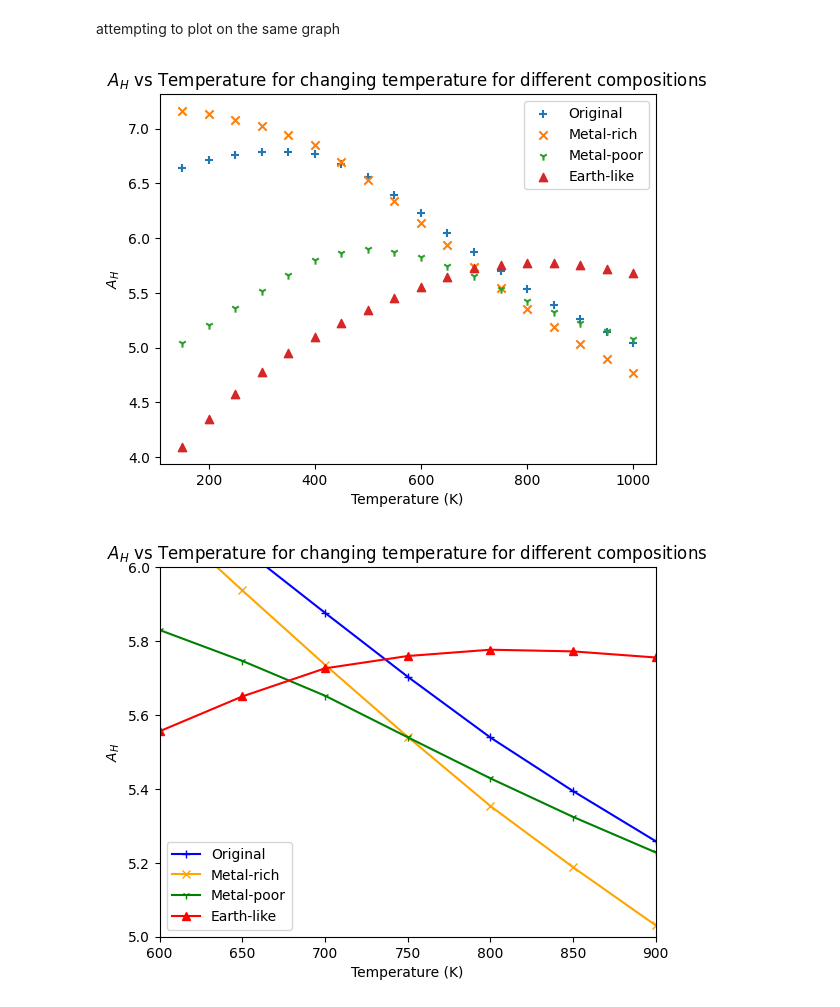
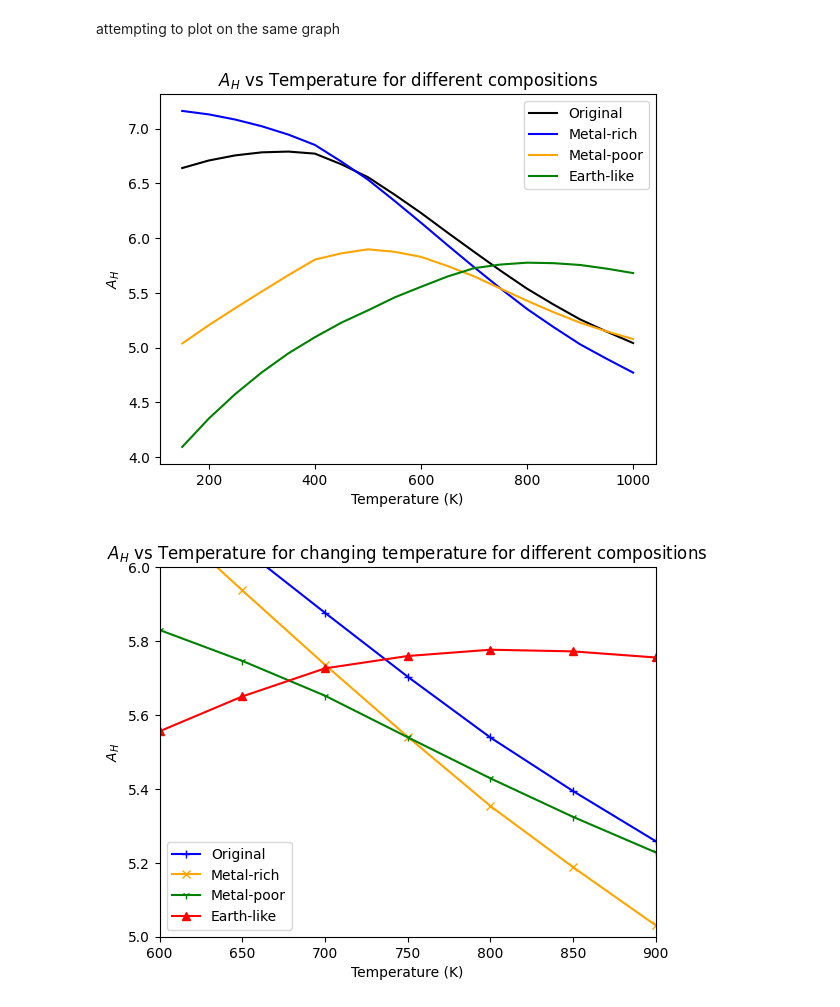
Before and after one commit to JackDavidMaher/Group-Studies---Exoplanets, a Jupyter notebook: Notebooks/Evelyn2.ipynb, the cells around one changed output. Saved outputs shown, nothing was run; the diff lists cells and outputs as text; code cells hidden in the pictures.

```diff
--- a/Notebooks/Evelyn2.ipynb
+++ b/Notebooks/Evelyn2.ipynb
@@ -1381,23 +1381,23 @@ attempting to plot on the same graph
 # %%
 import matplotlib.pyplot as plt
 
 # plt.scatter(temp_original, A_H_original, label="Original", marker='+')
 # plt.scatter(temp_rich, A_H_rich, label="Metal-rich", marker='x')
 # plt.scatter(temp_poor, A_H_poor, label="Metal-poor", marker='1')
 # plt.scatter(temp_earth, A_H_earth, label="Earth-like", marker='^')
 
 plt.plot(temp_original, A_H_original, label="Original", color="black")
 plt.plot(temp_rich, A_H_rich, label="Metal-rich", color="blue")
 plt.plot(temp_poor, A_H_poor, label="Metal-poor", color="orange")
 plt.plot(temp_earth, A_H_earth, label="Earth-like", color="green")
 
 plt.xlabel("Temperature (K)")
 plt.ylabel("$A_{H}$")
-plt.title('$A_{H}$ vs Temperature for changing temperature for different compositions')
+plt.title('$A_{H}$ vs Temperature for different compositions')
 plt.legend()
 plt.show()
 # %% [output]
-[figure, old version]
+[figure, new version]
 # %%
 import matplotlib.pyplot as plt
 
```
Also changed, not shown: parts of 1 cell of this notebook, 2 other files.
